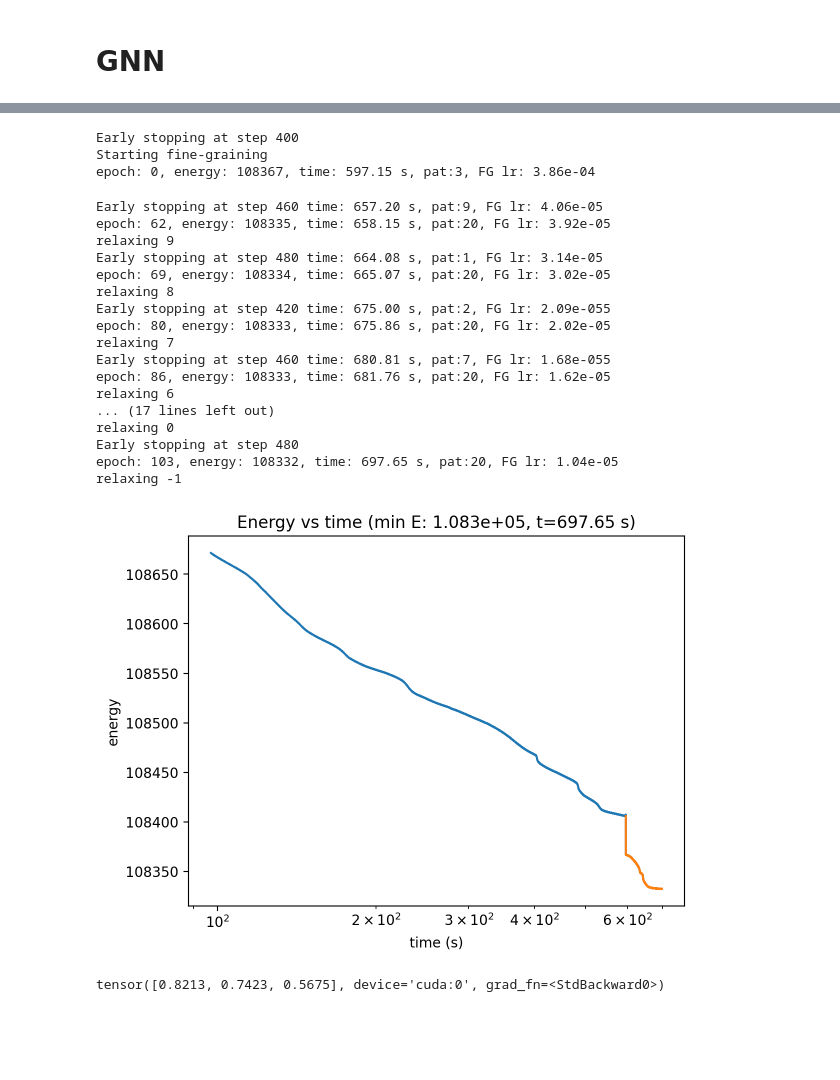
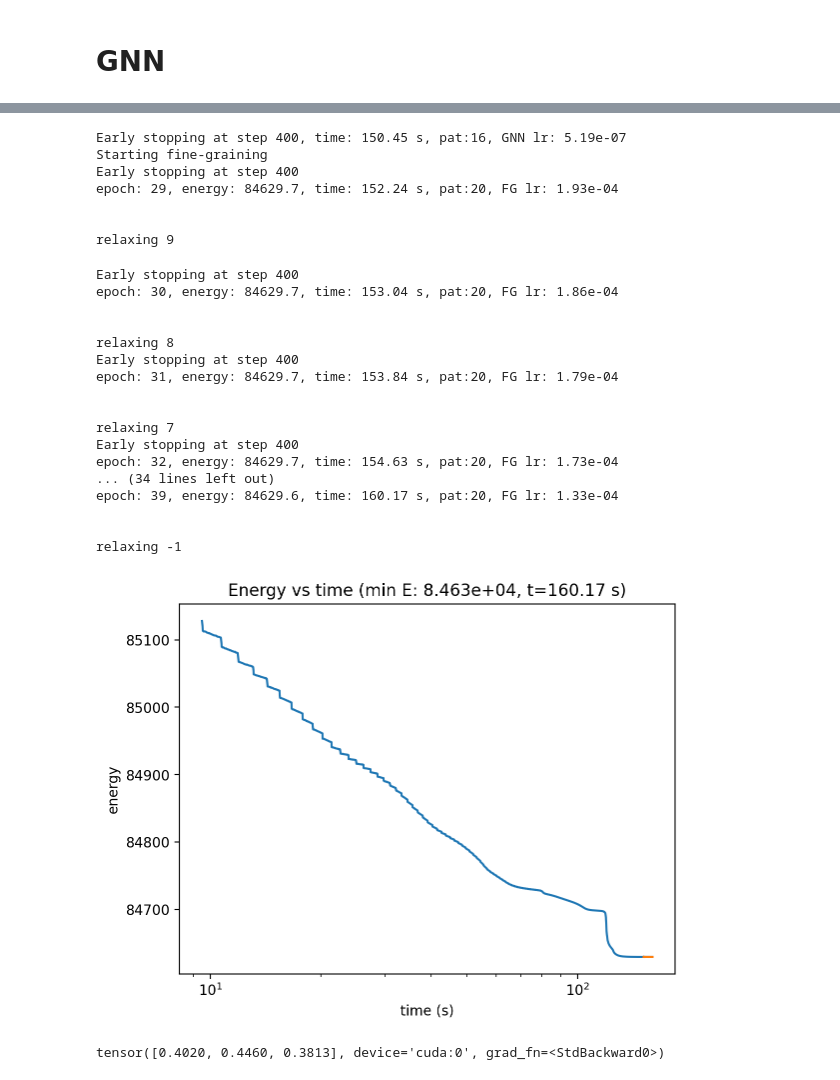
Before and after one commit to nimadehmamy/coarse_graining_reparam, a Jupyter notebook: experiments/Protein-folding.ipynb, the cells around one changed output, grey strips where cells are left out. Drawn from its saved outputs; the diff is of its cells as text; code cells hidden in the pictures; blank space fills up the shorter version.

Commit message:
protein energy fixes

```diff
--- a/experiments/Protein-folding.ipynb
+++ b/experiments/Protein-folding.ipynb
@@ -136,14 +144,6 @@ p_
 <py3Dmol.view at 0x...>
 # %% [markdown]
 # Energy Minimization
-# %%
-# early stopping criteria
-PATIENCE = 20
-MIN_DELTA = 1e0 # 1e-6
-
-# learning rate
-LR = 4e-3
-DEVICE = 'cuda'
 # %%
 energy = pf.EnergyProtein(prot, device = DEVICE)
 pdb_energy = energy(prot.node_positions.to(DEVICE)).item()
@@ -363,28 +349,35 @@ init_radius
 # %%
-MIN_DELTA = 1e-2
-PATIENCE = 20
-DEVICE = 'cuda'
+# MIN_DELTA = 1e-2
+# PATIENCE = 20
+# DEVICE = 'cuda'
 # %%
 from coarsegrainer.GNN import GNNReparam
 
 # hidden dimension
-h = 300
+h = 300 #300
 A = prot.adjacency_matrix.to(DEVICE)
+# degree matrix
+degs = torch.sum(A, dim=1)
+D_inv = torch.diag(1/degs)
+# degree normalized adjacency matrix
+A_S = torch.eye(len(A)).to(DEVICE) + D_inv**(1/2) @ A @ D_inv**(1/2)
+
 n = len(A)
 d = 3
-init_scaling = 6 #1.5
-gnn_reparam = GNNReparam([h, h//1, h//1, d], A=A,
+init_scaling = 3 #6 #1.5
+gnn_reparam = GNNReparam([h, h//2, h//2, d], A=A_S,
                         bias=True, activation=torch.nn.Tanh(), output_init_sigma= init_scaling*init_radius,
                         device=DEVICE, residual=True)
 print(f"std after rescaling {gnn_reparam().std().item():.3g}")
 
 gnn_minimizer = GNNMinimizer(energy, initial_pos, gnn_reparam, optimizer_type='Adam',
-    lr=4e-4, lr_gnn=1e-4,
+    lr=LR*5e-2, lr_gnn=LR*5e-3,
+    # lr=4e-4, lr_gnn=1e-4,
     # lr=4e-3, lr_gnn=1e-4,
     # lr=1e-3, lr_gnn=1e-3,
     # lr=2*LR, lr_gnn=4e-3,
     clamp_grads=1e-2, log_step=20, log_pos_step=0,
     log_dir='../results/logs', log_name=f'GNN_protein_{pdb_id}_',
     patience=PATIENCE, min_delta=MIN_DELTA,
-    gnn_patience=PATIENCE, gnn_min_delta=MIN_DELTA*1e0)
+    gnn_patience=PATIENCE, gnn_min_delta=MIN_DELTA*1e-1)
 # %% [output]
@@ -411,7 +415,7 @@ annealer_fg = AnnealingLR(gnn_minimizer.optimizer_fg,
                     lr_min=gnn_minimizer.lr/drop_rate,
                     epochs=N)
 # %%
-gnn_minimizer.min_delta *= 10
+# gnn_minimizer.min_delta *= 10
 # %%
 # annealer_fg.epochs = 200
 # %%
@@ -431,49 +435,55 @@ for epoch in range(2*N):
         print(f'FG lr: {annealer_fg.get_last_lr()[0]:.2e}', end = '\r')
 
     if gnn_minimizer.early_stopping_triggered:
+
+        print('\n')
         relax_counter -= 1
         print(f'\nrelaxing {relax_counter}', end = '\n')
         if relax_counter < 0 :
             break
 # %% [output]
+Early stopping at step 400, time: 150.45 s, pat:16, GNN lr: 5.19e-07
+Starting fine-graining
 Early stopping at step 400
-Starting fine-graining
-epoch: 0, energy: 108367, time: 597.15 s, pat:3, FG lr: 3.86e-04
+epoch: 29, energy: 84629.7, time: 152.24 s, pat:20, FG lr: 1.93e-04
+
+
+relaxing 9
-Early stopping at step 460 time: 657.20 s, pat:9, FG lr: 4.06e-05
-epoch: 62, energy: 108335, time: 658.15 s, pat:20, FG lr: 3.92e-05
-relaxing 9
-Early stopping at step 480 time: 664.08 s, pat:1, FG lr: 3.14e-05
-epoch: 69, energy: 108334, time: 665.07 s, pat:20, FG lr: 3.02e-05
+Early stopping at step 400
+epoch: 30, energy: 84629.7, time: 153.04 s, pat:20, FG lr: 1.86e-04
+
+
 relaxing 8
-Early stopping at step 420 time: 675.00 s, pat:2, FG lr: 2.09e-055
-epoch: 80, energy: 108333, time: 675.86 s, pat:20, FG lr: 2.02e-05
+Early stopping at step 400
+epoch: 31, energy: 84629.7, time: 153.84 s, pat:20, FG lr: 1.79e-04
+
+
 relaxing 7
-Early stopping at step 460 time: 680.81 s, pat:7, FG lr: 1.68e-055
-epoch: 86, energy: 108333, time: 681.76 s, pat:20, FG lr: 1.62e-05
-relaxing 6
-... (17 lines left out)
-relaxing 0
-Early stopping at step 480
-epoch: 103, energy: 108332, time: 697.65 s, pat:20, FG lr: 1.04e-05
+Early stopping at step 400
+epoch: 32, energy: 84629.7, time: 154.63 s, pat:20, FG lr: 1.73e-04
+... (34 lines left out)
+epoch: 39, energy: 84629.6, time: 160.17 s, pat:20, FG lr: 1.33e-04
+
+
 relaxing -1
 # %%
 # gnn_minimizer.start_fine_graining()
 # %%
-gnn_minimizer.plot_history(start=2000)
+gnn_minimizer.plot_history(start=200)
 try:
     gnn_minimizer.plot_history(start=gnn_minimizer.gnn_steps+0)
 except:
     pass
 h = gnn_minimizer.history
 plt.title(f'Energy vs time (min E: {min(h["energy"]):.4g}, t={np.sum(h["time"]):.2f} s)')
 plt.yscale('linear')
 # %% [output]
-[figure, old version]
+[figure, new version]
 # %%
 xf = gnn_minimizer.get_x()
 xf.std(dim=0)
 # %% [output]
-tensor([0.8213, 0.7423, 0.5675], device='cuda:0', grad_fn=<StdBackward0>)
+tensor([0.4020, 0.4460, 0.3813], device='cuda:0', grad_fn=<StdBackward0>)
 # %%
 # Assuming you have new positions stored in a numpy array named new_positions
 # Update the positions in the topology
```
Also changed, not shown: parts of 65 cells of this notebook, 15 other files.
